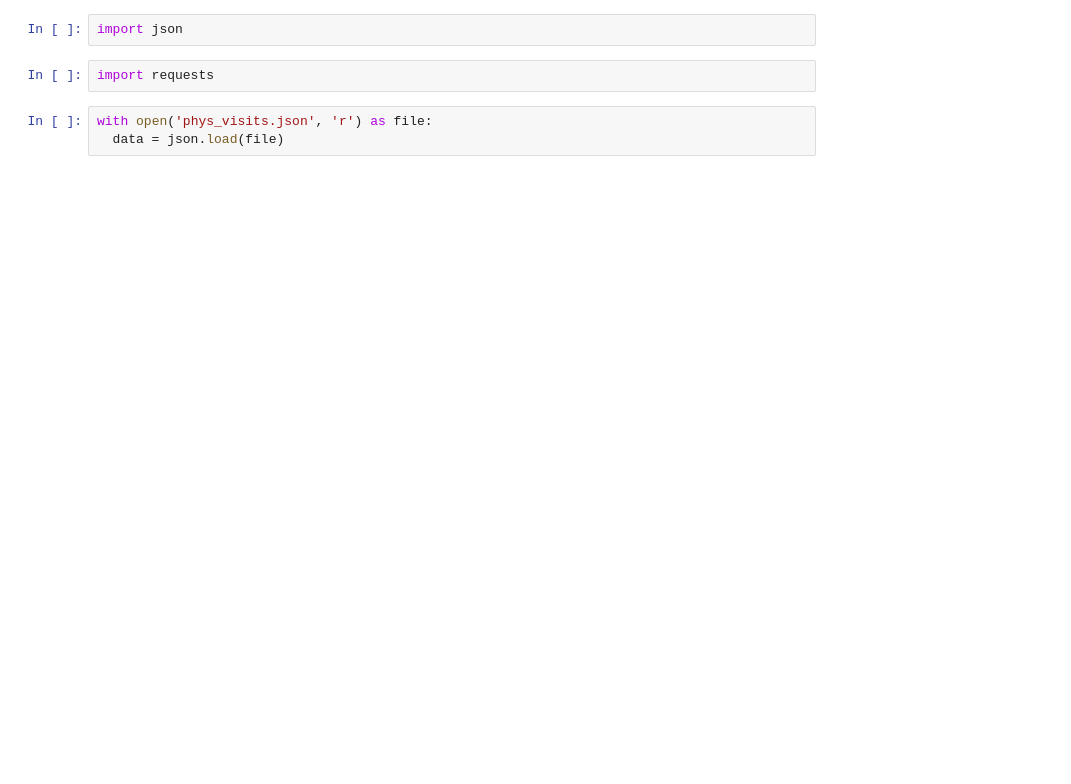
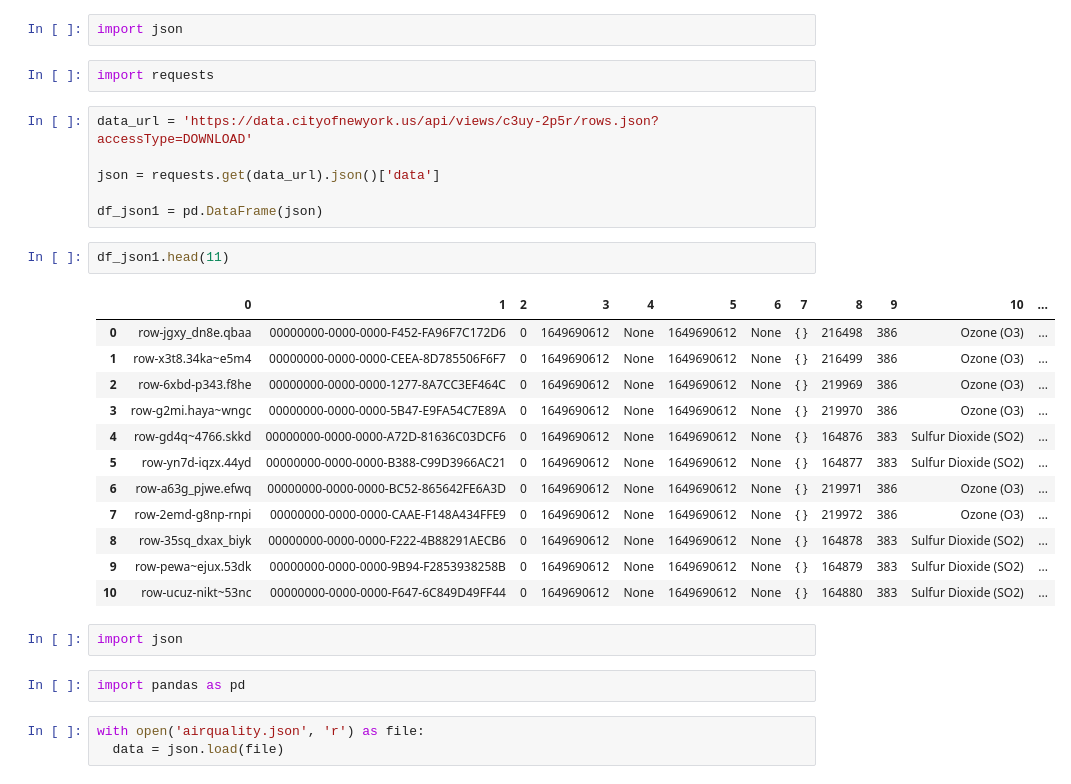
Before and after one commit to angeliki-tzanou/datasci_1_loading, a Jupyter notebook: HHA_507_Assignment_1.ipynb, the cells around one changed output. Cells and saved outputs as stored; diff of their text form; blank space fills up the shorter version.

```diff
--- a/HHA_507_Assignment_1.ipynb
+++ b/HHA_507_Assignment_1.ipynb
@@ -142,6 +142,31 @@ df_xlsx3.head(10)
 import json
 # %%
 import requests
+# %%
+data_url = 'https://data.cityofnewyork.us/api/views/c3uy-2p5r/rows.json?accessType=DOWNLOAD'
+
+json = requests.get(data_url).json()['data']
+
+df_json1 = pd.DataFrame(json)
+# %%
+df_json1.head(11)
+# %% [output]
+|  | 0 | 1 | 2 | 3 | 4 | 5 | 6 | 7 | 8 | 9 | 10 | ... |
+| 0 | row-jgxy_dn8e.qbaa | 00000000-0000-0000-F452-FA96F7C172D6 | 0 | 1649690612 | None | 1649690612 | None | { } | 216498 | 386 | Ozone (O3) | ... |
+| 1 | row-x3t8.34ka~e5m4 | 00000000-0000-0000-CEEA-8D785506F6F7 | 0 | 1649690612 | None | 1649690612 | None | { } | 216499 | 386 | Ozone (O3) | ... |
+| 2 | row-6xbd-p343.f8he | 00000000-0000-0000-1277-8A7CC3EF464C | 0 | 1649690612 | None | 1649690612 | None | { } | 219969 | 386 | Ozone (O3) | ... |
+| 3 | row-g2mi.haya~wngc | 00000000-0000-0000-5B47-E9FA54C7E89A | 0 | 1649690612 | None | 1649690612 | None | { } | 219970 | 386 | Ozone (O3) | ... |
+| 4 | row-gd4q~4766.skkd | 00000000-0000-0000-A72D-81636C03DCF6 | 0 | 1649690612 | None | 1649690612 | None | { } | 164876 | 383 | Sulfur Dioxide (SO2) | ... |
+| 5 | row-yn7d-iqzx.44yd | 00000000-0000-0000-B388-C99D3966AC21 | 0 | 1649690612 | None | 1649690612 | None | { } | 164877 | 383 | Sulfur Dioxide (SO2) | ... |
+| 6 | row-a63g_pjwe.efwq | 00000000-0000-0000-BC52-865642FE6A3D | 0 | 1649690612 | None | 1649690612 | None | { } | 219971 | 386 | Ozone (O3) | ... |
+| 7 | row-2emd-g8np-rnpi | 00000000-0000-0000-CAAE-F148A434FFE9 | 0 | 1649690612 | None | 1649690612 | None | { } | 219972 | 386 | Ozone (O3) | ... |
+| 8 | row-35sq_dxax_biyk | 00000000-0000-0000-F222-4B88291AECB6 | 0 | 1649690612 | None | 1649690612 | None | { } | 164878 | 383 | Sulfur Dioxide (SO2) | ... |
+| 9 | row-pewa~ejux.53dk | 00000000-0000-0000-9B94-F2853938258B | 0 | 1649690612 | None | 1649690612 | None | { } | 164879 | 383 | Sulfur Dioxide (SO2) | ... |
+| 10 | row-ucuz-nikt~53nc | 00000000-0000-0000-F647-6C849D49FF44 | 0 | 1649690612 | None | 1649690612 | None | { } | 164880 | 383 | Sulfur Dioxide (SO2) | ... |
+# %%
+import json
+# %%
+import pandas as pd
 # %%
-with open('phys_visits.json', 'r') as file:
+with open('airquality.json', 'r') as file:
   data = json.load(file)
```
Also changed, not shown: parts of 2 cells of this notebook.
